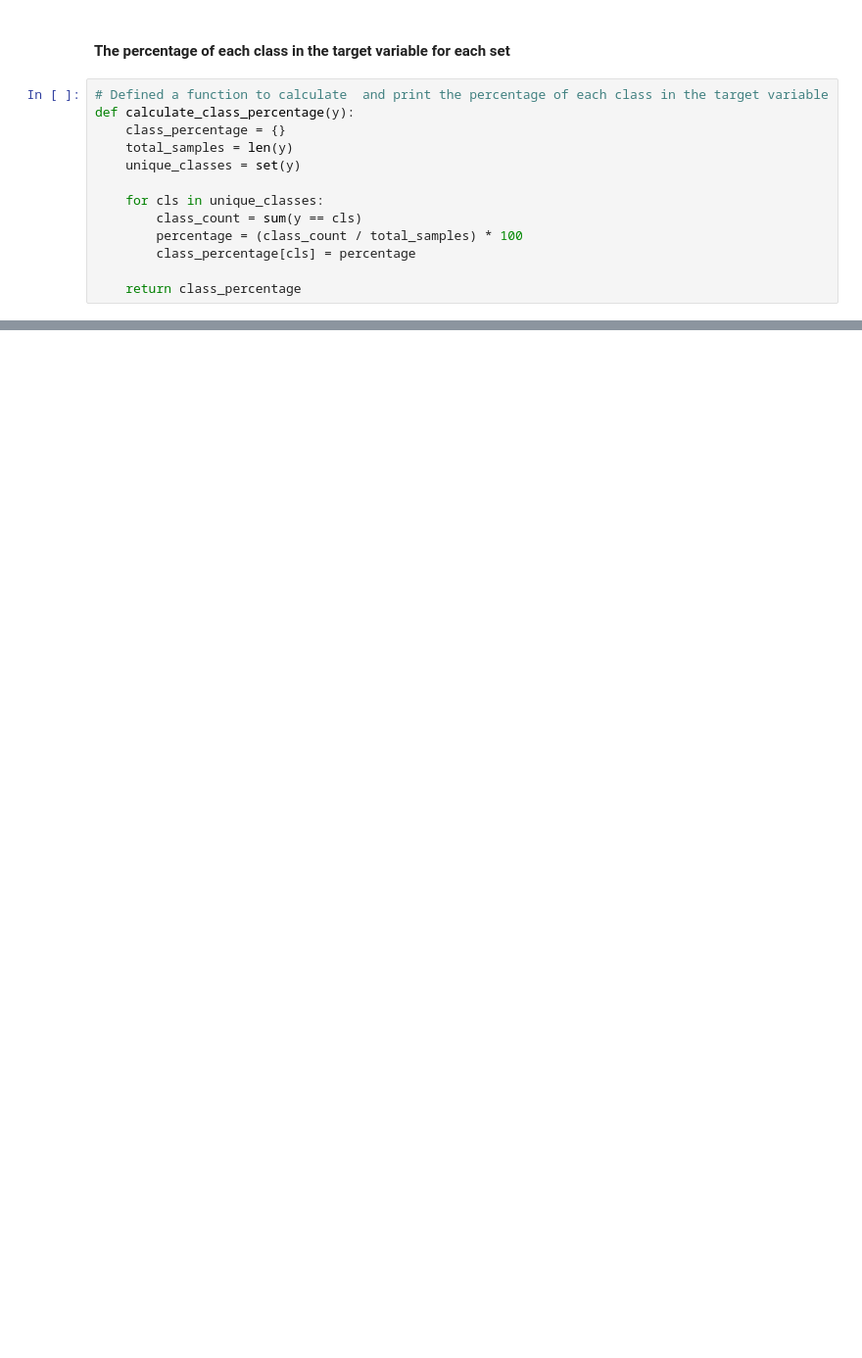
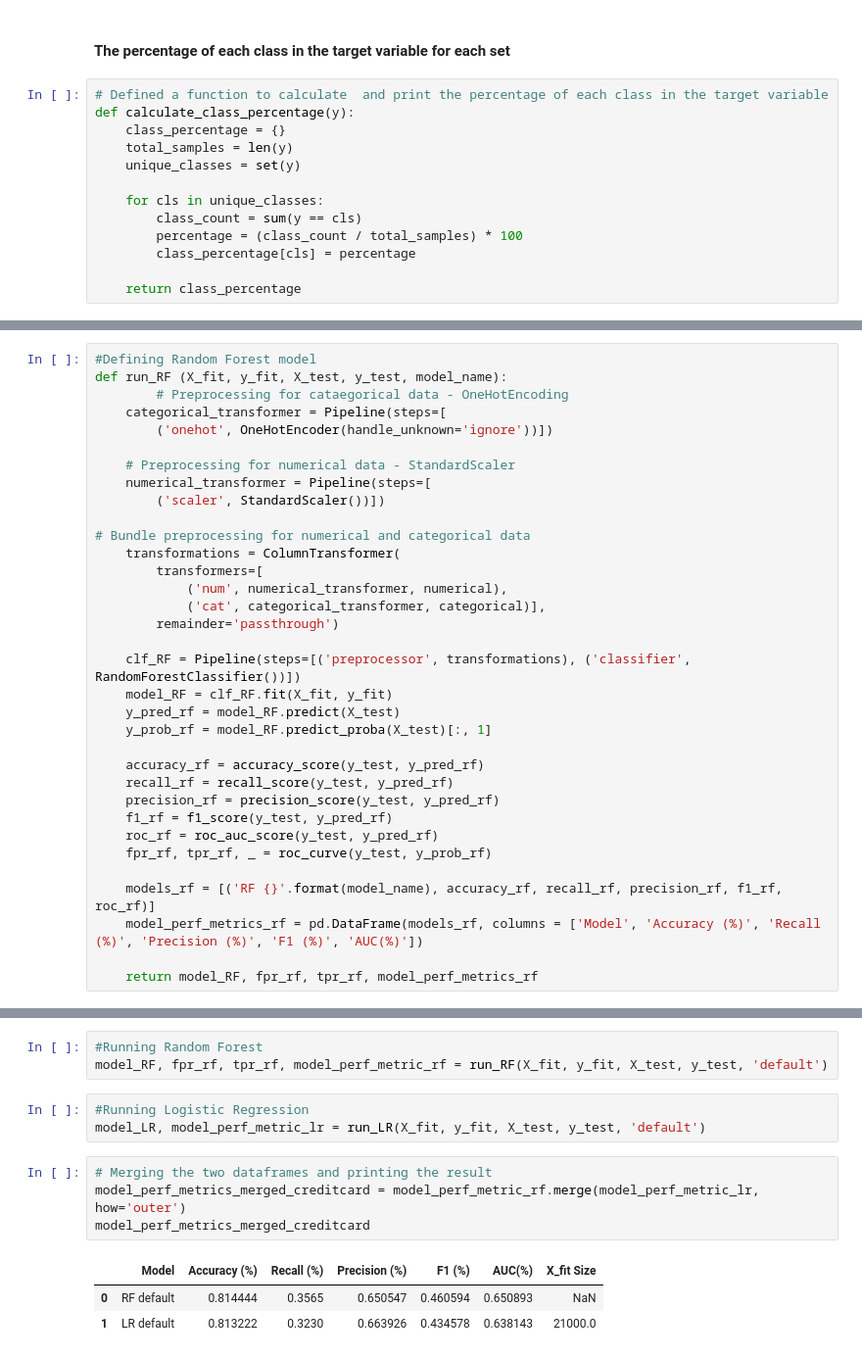
Before and after one commit to dideuzun/Thesis_Project, a Jupyter notebook: Credit Card Clients/CreditCard_Clients_data_clening.ipynb, the cells around one changed output, grey strips where cells are left out. Shown at 98% size. Saved outputs shown, nothing was run; the diff lists cells and outputs as text; blank space fills up the shorter version.

```diff
--- a/Credit Card Clients/CreditCard_Clients_data_clening.ipynb
+++ b/Credit Card Clients/CreditCard_Clients_data_clening.ipynb
@@ -298,0 +208,34 @@ with open('data.pickle', 'wb') as f:
+# %%
+#Defining Random Forest model
+def run_RF (X_fit, y_fit, X_test, y_test, model_name):
+        # Preprocessing for cataegorical data - OneHotEncoding
+    categorical_transformer = Pipeline(steps=[
+        ('onehot', OneHotEncoder(handle_unknown='ignore'))])
+
+    # Preprocessing for numerical data - StandardScaler
+    numerical_transformer = Pipeline(steps=[
+        ('scaler', StandardScaler())])
+
+# Bundle preprocessing for numerical and categorical data
+    transformations = ColumnTransformer(
+        transformers=[
+            ('num', numerical_transformer, numerical),
+            ('cat', categorical_transformer, categorical)],
+        remainder='passthrough')
+
+    clf_RF = Pipeline(steps=[('preprocessor', transformations), ('classifier', RandomForestClassifier())])
+    model_RF = clf_RF.fit(X_fit, y_fit)
+    y_pred_rf = model_RF.predict(X_test)
+    y_prob_rf = model_RF.predict_proba(X_test)[:, 1]
+
+    accuracy_rf = accuracy_score(y_test, y_pred_rf)
+    recall_rf = recall_score(y_test, y_pred_rf)
+    precision_rf = precision_score(y_test, y_pred_rf)
+    f1_rf = f1_score(y_test, y_pred_rf)
+    roc_rf = roc_auc_score(y_test, y_pred_rf)
+    fpr_rf, tpr_rf, _ = roc_curve(y_test, y_prob_rf)
+
+    models_rf = [('RF {}'.format(model_name), accuracy_rf, recall_rf, precision_rf, f1_rf, roc_rf)]
+    model_perf_metrics_rf = pd.DataFrame(models_rf, columns = ['Model', 'Accuracy (%)', 'Recall (%)', 'Precision (%)', 'F1 (%)', 'AUC(%)'])
+
+    return model_RF, fpr_rf, tpr_rf, model_perf_metrics_rf
@@ -298,0 +278,14 @@ with open('data.pickle', 'wb') as f:
+# %%
+#Running Random Forest
+model_RF, fpr_rf, tpr_rf, model_perf_metric_rf = run_RF(X_fit, y_fit, X_test, y_test, 'default')
+# %%
+#Running Logistic Regression
+model_LR, model_perf_metric_lr = run_LR(X_fit, y_fit, X_test, y_test, 'default')
+# %%
+# Merging the two dataframes and printing the result
+model_perf_metrics_merged_creditcard = model_perf_metric_rf.merge(model_perf_metric_lr, how='outer')
+model_perf_metrics_merged_creditcard
+# %% [output]
+|  | Model | Accuracy (%) | Recall (%) | Precision (%) | F1 (%) | AUC(%) | X_fit Size |
+| 0 | RF default | 0.814444 | 0.3565 | 0.650547 | 0.460594 | 0.650893 | NaN |
+| 1 | LR default | 0.813222 | 0.3230 | 0.663926 | 0.434578 | 0.638143 | 21000.0 |
```
Also changed, not shown: parts of 23 cells of this notebook, 44 other files.
